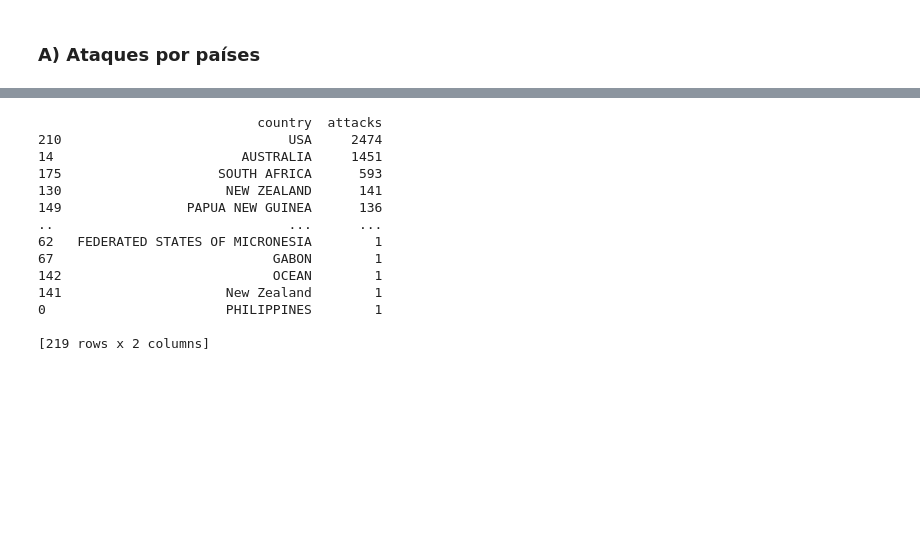
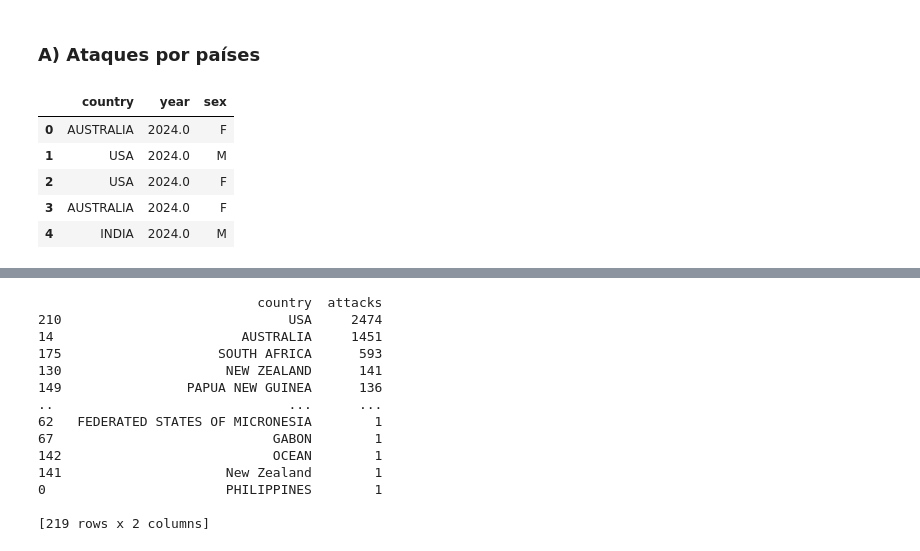
Before and after one commit to davidmoreno-gh/SharkattacksProyect, a Jupyter notebook: main.ipynb, the cells around one changed output, grey strips where cells are left out. Saved outputs shown, nothing was run; the diff lists cells and outputs as text; code cells hidden in the pictures; blank space fills up the shorter version.

```diff
--- a/main.ipynb
+++ b/main.ipynb
@@ -71,7 +141,7 @@ data = clean_corrupted_col(data)
 # %% [markdown]
 Nos desharemos de las columnas que no nos proporcionan información útil
 # %%
-prueba1 = clean_unwilling_col(data)
+data = clean_unwilling_col(data)
 # %% [markdown]
 Y proporcionaremos al usuario la posibilidad de eliminar columnas adicionales si no las necesita para que obtenga un dataframe personalizado
 # %%
@@ -85,4 +181,4 @@ Ahora que tenemos las columnas con las que deseamos a trabajar, procedemos a rel
 # %%
 # Vamos a establecer un criterio de que aquellas filas cuya mitad o más de los datos sean nulos, vamos a eliminarlas.
 
-data = data.dropna(thresh=(data.shape[1] - 4))
+data1 = data.dropna(thresh=int(data.shape[1] /2))
@@ -174,9 +332,16 @@ Name: count, Length: 219, dtype: int64
 # %%
 # Creamos una nueva tabla
 
-countries_attacks = data[(data['country'] != 'Unknow')]
-data_country_attack = countries_attacks[['country','year', 'sex',]]
+countries_attacks = data[(data['country'] != 'Unknown')]
+data_country_attack = countries_attacks[['country','year', 'sex']]
 data_country_attack = data_country_attack.reset_index(drop=True)
 data_country_attack.head(5)
+# %% [output]
+|  | country | year | sex |
+| 0 | AUSTRALIA | 2024.0 | F |
+| 1 | USA | 2024.0 | M |
+| 2 | USA | 2024.0 | F |
+| 3 | AUSTRALIA | 2024.0 | F |
+| 4 | INDIA | 2024.0 | M |
 # %%
 data_country_attack
```
Also changed, not shown: parts of 15 cells of this notebook, 1 other file.
